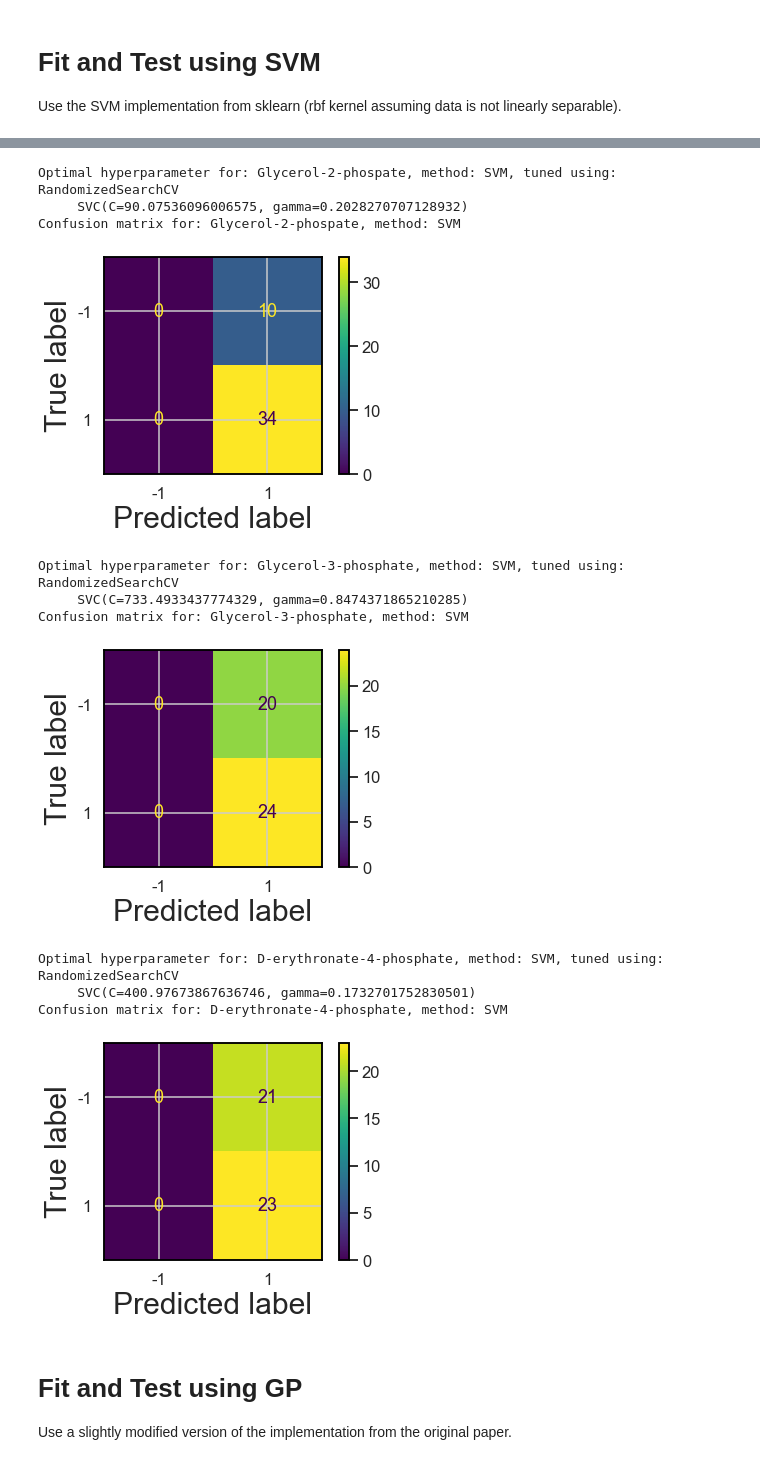
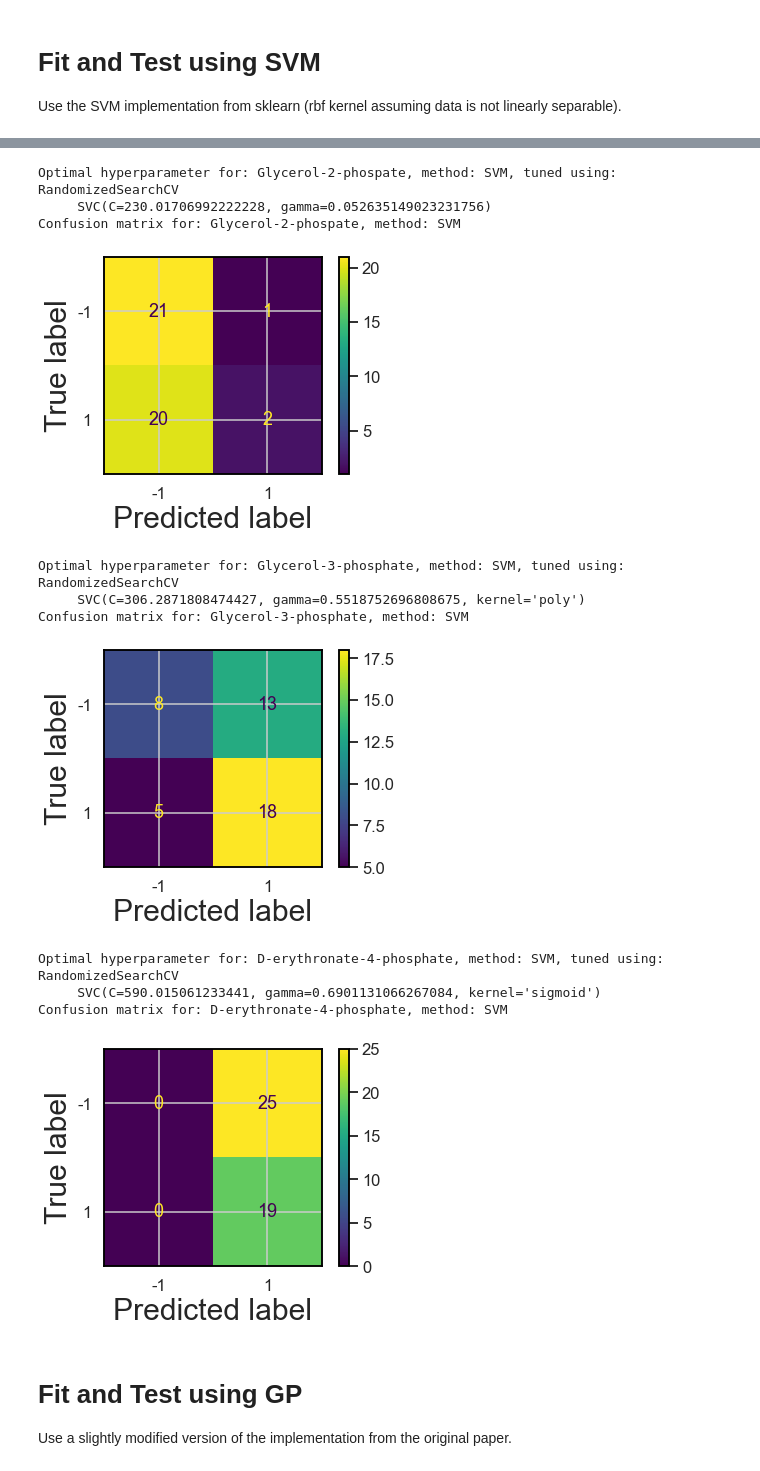
Before and after one commit to gaojunxuan/phosphatase_baseline_classifier, a Jupyter notebook: classification/code/phosphatase_classification.ipynb, the cells around one changed output, grey strips where cells are left out. Drawn from its saved outputs; the diff is of its cells as text; code cells hidden in the pictures.

Commit message:
Add code for random forest; adjusted threshold

```diff
--- a/classification/code/phosphatase_classification.ipynb
+++ b/classification/code/phosphatase_classification.ipynb
@@ -93,7 +70,7 @@ from pandas import DataFrame
 from sklearn.utils.fixes import loguniform
 import matplotlib.pyplot as plt
 
-def prepare_train_test(metabolite_name, threshold=0):
+def prepare_train_test(metabolite_name, threshold=0, reshape=True):
     """
     Format the data and return the training set and testing set.
     """
@@ -109,20 +86,20 @@ def prepare_train_test(metabolite_name, threshold=0):
         OH_dict[ID] = encoding_tools.one_hot_seq(seq_input=Padded_dict[ID])
 
     mapped_xs = xs.map(OH_dict)
-    for i, x in enumerate(mapped_xs):
-        mapped_xs[i] = x.reshape(len(x)*21)
+
+    if reshape:
+        for i, x in enumerate(mapped_xs):
+            mapped_xs[i] = x.reshape(len(x)*21)
 
     X = list(mapped_xs)
     y = ys
 
     return train_test_split(X, y, test_size=0.2)
 
-def svm_gridsearch(metabolite_name, threshold=0):
+def svm_gridsearch(metabolite_name, X_train, y_train):
     """
     Perform a GridSearchCV to tune the hyperparameters.
     """
-    X_train, X_test, y_train, y_test = prepare_train_test(metabolite_name, threshold=0)
-
     param_grid = {'C': np.linspace(0.1, 1000, 10),
               'gamma': np.linspace(0.0001, 1, 10),
               'kernel': ['rbf']}
@@ -132,13 +109,13 @@ def svm_gridsearch(metabolite_name, threshold=0):
 
     return grid
 
-def svm_randomsearch(metabolite_name, X_train, y_train, threshold=0):
+def svm_randomsearch(metabolite_name, X_train, y_train):
     """
     Perform a RandomizedSearchCV to tune the hyperparameters.
     """
     param_dist = {'C': stats.uniform(0.1, 1000),
                   'gamma': stats.uniform(0.0001, 1),
-                  'kernel': ['rbf']}
+                  'kernel': ['linear', 'poly', 'rbf', 'sigmoid']}
     random_search = RandomizedSearchCV(svm.SVC(), param_distributions=param_dist)
     random_search.fit(X_train, y_train)
 
@@ -148,7 +125,7 @@ def svm_train_test(metabolite_name, threshold=0):
     """
     Run the SVM classifier and report the metrics.
     """
-    X_train, X_test, y_train, y_test = prepare_train_test(metabolite_name, threshold=0)
+    X_train, X_test, y_train, y_test = prepare_train_test(metabolite_name, threshold=threshold)
     clf = svm_randomsearch(metabolite_name, X_train, y_train)
     result = clf.predict(X_test)
 
@@ -157,11 +134,10 @@ def svm_train_test(metabolite_name, threshold=0):
     print('Confusion matrix for: {}, method: SVM'.format(metabolite_name))
     plot_confusion_matrix(clf, X_test, y_test)
     plt.show()
-    #print('Classification report for: {}, method: SVM'.format(metabolite_name))
-    #print(classification_report(y_test, result))
 # %%
-for metabolite in list(metabolite_dict.values())[:5]:
-    svm_train_test(metabolite)
+for i, metabolite in enumerate(list(metabolite_dict.values())[:5]):
+    med = activations.transpose()[i].median()
+    svm_train_test(metabolite, threshold=med)
     print()
 # %% [output]
 Optimal hyperparameter for: Blank, method: SVM, tuned using: RandomizedSearchCV
@@ -175,15 +151,15 @@ Confusion matrix for: phosphoenolpyruvate, method: SVM
 Optimal hyperparameter for: Glycerol-2-phospate, method: SVM, tuned using: RandomizedSearchCV
-     SVC(C=90.07536096006575, gamma=0.2028270707128932)
+     SVC(C=230.01706992222228, gamma=0.052635149023231756)
 Confusion matrix for: Glycerol-2-phospate, method: SVM
-[figure, old version]
+[figure, new version]
 Optimal hyperparameter for: Glycerol-3-phosphate, method: SVM, tuned using: RandomizedSearchCV
-     SVC(C=733.4933437774329, gamma=0.8474371865210285)
+     SVC(C=306.2871808474427, gamma=0.5518752696808675, kernel='poly')
 Confusion matrix for: Glycerol-3-phosphate, method: SVM
-[figure, old version]
+[figure, new version]
 Optimal hyperparameter for: D-erythronate-4-phosphate, method: SVM, tuned using: RandomizedSearchCV
-     SVC(C=400.97673867636746, gamma=0.1732701752830501)
+     SVC(C=590.015061233441, gamma=0.6901131066267084, kernel='sigmoid')
 Confusion matrix for: D-erythronate-4-phosphate, method: SVM
-[figure, old version]
+[figure, new version]
 # %% [markdown]
 # Fit and Test using GP
 Use a slightly modified version of the implementation from the original paper.
```
Also changed, not shown: parts of 10 cells of this notebook.
